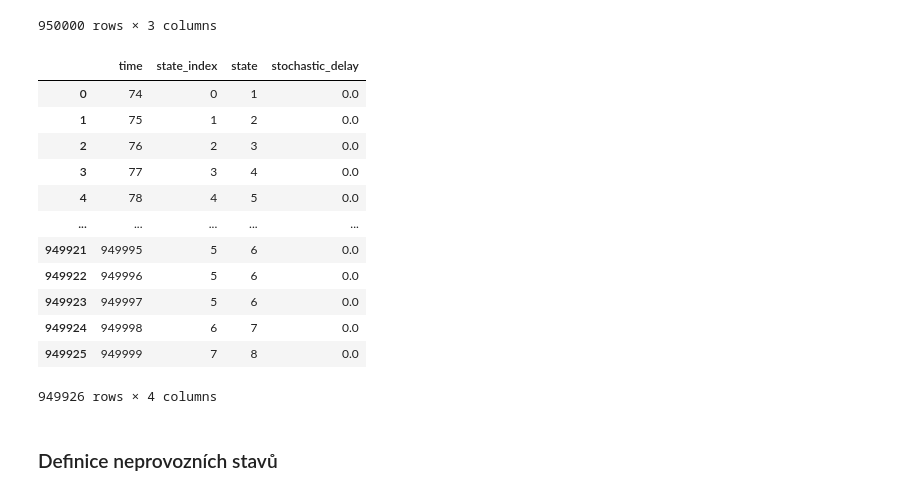
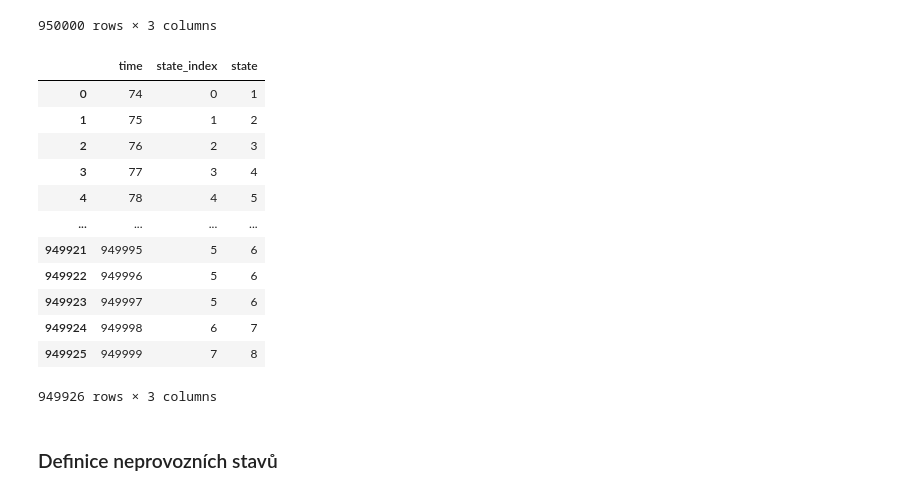
Before and after one commit to UsmanovSla/MGD-RSS, a Jupyter notebook: model/04_HybridModel/HM_01_Models_Integration.ipynb, the cells around one changed output. Drawn from its saved outputs; the diff is of its cells as text; code cells hidden in the pictures.

```diff
--- a/model/04_HybridModel/HM_01_Models_Integration.ipynb
+++ b/model/04_HybridModel/HM_01_Models_Integration.ipynb
@@ -59,25 +107,25 @@ df_state
 # %%
 # nalezení indexu prvního výskytu stavu S1
 idx_start = df_state[df_state['state'] == 1].index[0]
 
 # odstranění všech řádků před tímto indexem
-df_state_trimmed = df_state.loc[idx_start:].reset_index(drop=True)
+df_state = df_state.loc[idx_start:].reset_index(drop=True)
 
-df_state_trimmed
+df_state
 # %% [output]
-|  | time | state_index | state | stochastic_delay |
-| 0 | 74 | 0 | 1 | 0.0 |
-| 1 | 75 | 1 | 2 | 0.0 |
-| 2 | 76 | 2 | 3 | 0.0 |
-| 3 | 77 | 3 | 4 | 0.0 |
-| 4 | 78 | 4 | 5 | 0.0 |
-| ... | ... | ... | ... | ... |
-| 949921 | 949995 | 5 | 6 | 0.0 |
-| 949922 | 949996 | 5 | 6 | 0.0 |
-| 949923 | 949997 | 5 | 6 | 0.0 |
-| 949924 | 949998 | 6 | 7 | 0.0 |
-| 949925 | 949999 | 7 | 8 | 0.0 |
+|  | time | state_index | state |
+| 0 | 74 | 0 | 1 |
+| 1 | 75 | 1 | 2 |
+| 2 | 76 | 2 | 3 |
+| 3 | 77 | 3 | 4 |
+| 4 | 78 | 4 | 5 |
+| ... | ... | ... | ... |
+| 949921 | 949995 | 5 | 6 |
+| 949922 | 949996 | 5 | 6 |
+| 949923 | 949997 | 5 | 6 |
+| 949924 | 949998 | 6 | 7 |
+| 949925 | 949999 | 7 | 8 |
-949926 rows × 4 columns
+949926 rows × 3 columns
 # %% [markdown]
 ### Definice neprovozních stavů
 # %%
```
Also changed, not shown: parts of 13 cells of this notebook, 1 other file.
